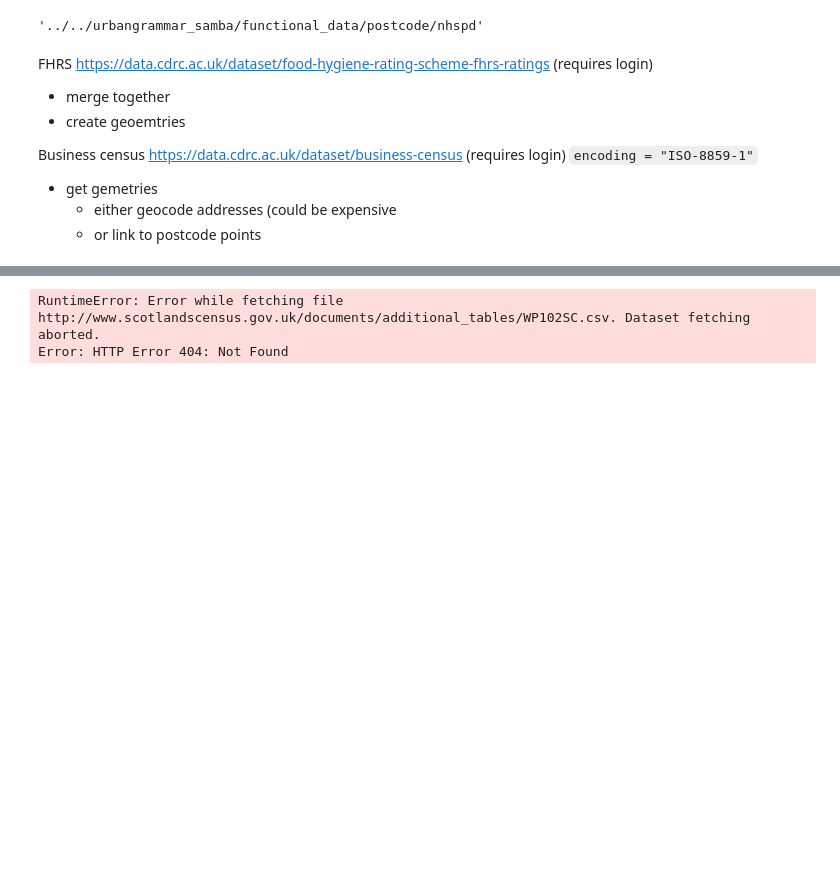
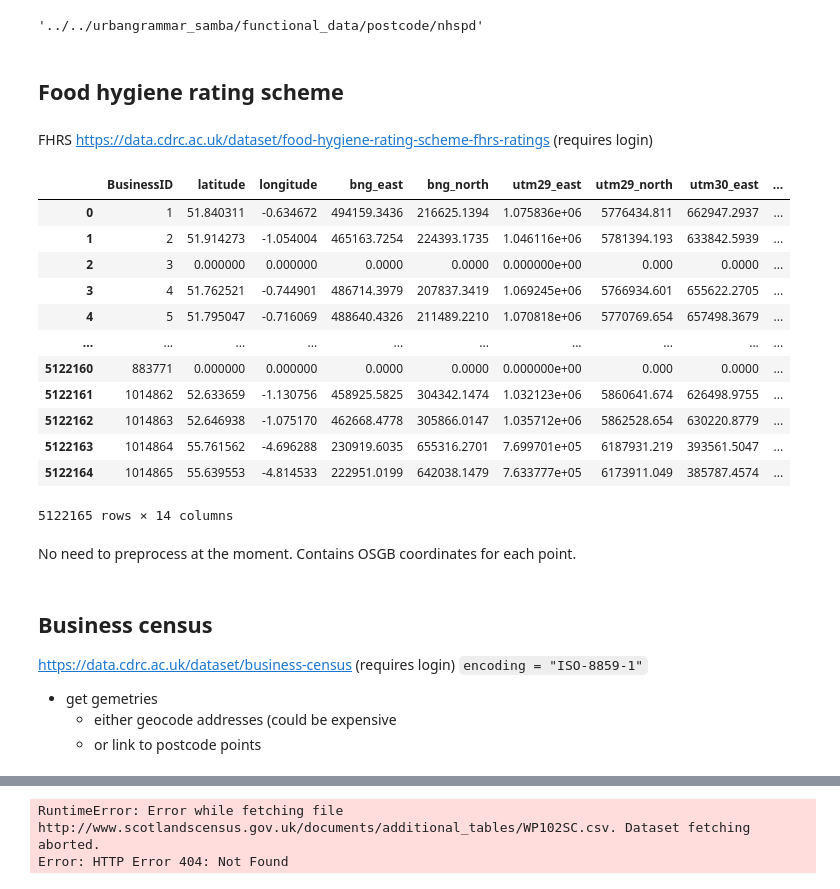
Before and after one commit to urbangrammarai/data_processing, a Jupyter notebook: functional_data/fetch_data.ipynb, the cells around one changed output, grey strips where cells are left out. Cells and saved outputs as stored; diff of their text form; code cells hidden in the pictures; blank space fills up the shorter version.

Commit message:
preprocessing

```diff
--- a/functional_data/fetch_data.ipynb
+++ b/functional_data/fetch_data.ipynb
@@ -375,10 +369,31 @@ Successfully downloaded / unzipped to ../../urbangrammar_samba/functional_data/p
+# %% [markdown]
+## Food hygiene rating scheme
+# %% [markdown]
+FHRS https://data.cdrc.ac.uk/dataset/food-hygiene-rating-scheme-fhrs-ratings (requires login)
+# %%
+fhrs = pd.read_csv('../../urbangrammar_samba/functional_data/fhrs/Data/fhrs_location_20200528.csv')
+# %%
+fhrs
+# %% [output]
+|  | BusinessID | latitude | longitude | bng_east | bng_north | utm29_east | utm29_north | utm30_east | ... |
+| 0 | 1 | 51.840311 | -0.634672 | 494159.3436 | 216625.1394 | 1.075836e+06 | 5776434.811 | 662947.2937 | ... |
+| 1 | 2 | 51.914273 | -1.054004 | 465163.7254 | 224393.1735 | 1.046116e+06 | 5781394.193 | 633842.5939 | ... |
+| 2 | 3 | 0.000000 | 0.000000 | 0.0000 | 0.0000 | 0.000000e+00 | 0.000 | 0.0000 | ... |
+| 3 | 4 | 51.762521 | -0.744901 | 486714.3979 | 207837.3419 | 1.069245e+06 | 5766934.601 | 655622.2705 | ... |
+| 4 | 5 | 51.795047 | -0.716069 | 488640.4326 | 211489.2210 | 1.070818e+06 | 5770769.654 | 657498.3679 | ... |
+| ... | ... | ... | ... | ... | ... | ... | ... | ... | ... |
+| 5122160 | 883771 | 0.000000 | 0.000000 | 0.0000 | 0.0000 | 0.000000e+00 | 0.000 | 0.0000 | ... |
+| 5122161 | 1014862 | 52.633659 | -1.130756 | 458925.5825 | 304342.1474 | 1.032123e+06 | 5860641.674 | 626498.9755 | ... |
+| 5122162 | 1014863 | 52.646938 | -1.075170 | 462668.4778 | 305866.0147 | 1.035712e+06 | 5862528.654 | 630220.8779 | ... |
+| 5122163 | 1014864 | 55.761562 | -4.696288 | 230919.6035 | 655316.2701 | 7.699701e+05 | 6187931.219 | 393561.5047 | ... |
+| 5122164 | 1014865 | 55.639553 | -4.814533 | 222951.0199 | 642038.1479 | 7.633777e+05 | 6173911.049 | 385787.4574 | ... |
+5122165 rows × 14 columns
+# %% [markdown]
+No need to preprocess at the moment. Contains OSGB coordinates for each point.
 # %% [markdown]
-FHRS https://data.cdrc.ac.uk/dataset/food-hygiene-rating-scheme-fhrs-ratings (requires login)
+## Business census
 
-- merge together
-- create geoemtries
-
-Business census https://data.cdrc.ac.uk/dataset/business-census (requires login)
+https://data.cdrc.ac.uk/dataset/business-census (requires login)
 `encoding = "ISO-8859-1"`
 
 - get gemetries
```
Also changed, not shown: parts of 88 cells of this notebook.
